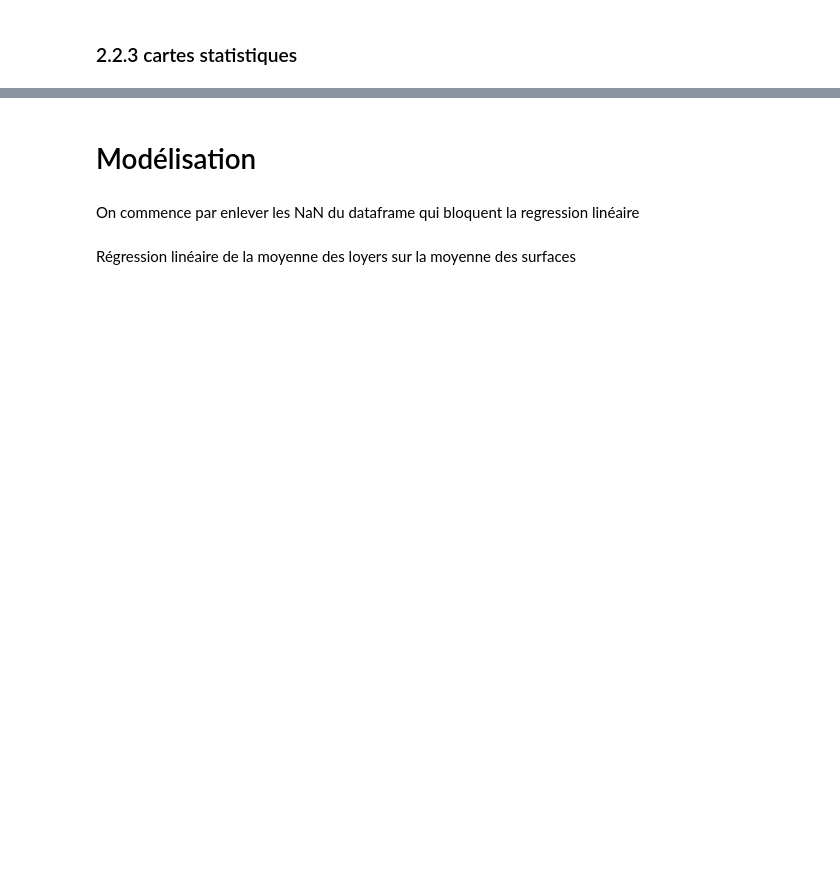
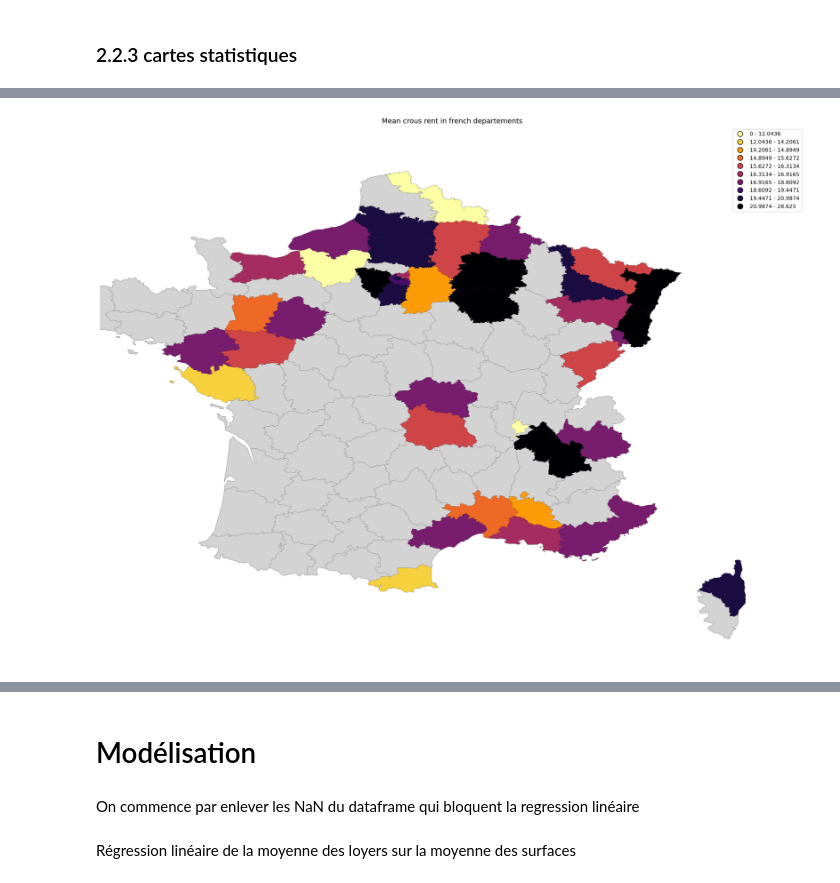
Before and after one commit to Simgnt/La-loi-du-Crous, a Jupyter notebook: Projet_final_with_maps_3_Simon.ipynb, the cells around one changed output, grey strips where cells are left out. Cells and saved outputs as stored; diff of their text form; code cells hidden in the pictures; blank space fills up the shorter version.

```diff
--- a/Projet_final_with_maps_3_Simon.ipynb
+++ b/Projet_final_with_maps_3_Simon.ipynb
@@ -391,5 +476,6 @@ map
 # %% [markdown]
 ### 2.2.3 cartes statistiques
 # %%
-gdf_mean = df_metro.groupby(['departement']).mean().sort_values('prix_par_m2_mean')
+gdf_mean = df_metro.groupby(['departement']).mean()
 gdf_mean['departement'] = gdf_mean.index
+gdf_mean
@@ -396,4 +497,4 @@ gdf_mean['departement'] = gdf_mean.index
 # %%
 gpd_mean = gpd.GeoDataFrame(gdf_mean.set_index('departement').join(gdf_dep.set_index('departement')))
 # %%
-gpd_mean_wout_nan = gpd_mean[gpd_mean['prix_par_m2_mean'] > 1]
+gpd_mean_wout_nan = gpd_mean.dropna()
@@ -400,23 +522,25 @@ gpd_mean_wout_nan = gpd_mean[gpd_mean['prix_par_m2_mean'] > 1]
 # %%
 fig, ax = plt.subplots(figsize=(24, 18))
 France.plot(ax =ax, edgecolor='darkgrey', facecolor='lightgrey')
 
 # Set up the color sheme:
 import mapclassify as mc
-scheme = mc.Quantiles(gpd_mean_wout_nan['prix_par_m2_mean'], k=10)
+scheme = mc.Quantiles(gpd_mean_wout_nan['prix_par_m2_max'], k=10)
 
 # Map
 gplt.choropleth(gpd_mean_wout_nan,
     hue="prix_par_m2_mean",
     linewidth=.1,
     scheme=scheme, cmap='inferno_r',
     legend=True,
     edgecolor='black',
     ax=ax
 
 );
 
 ax.set_title('Mean crous rent in french departements', fontsize=13);
+# %% [output]
+[figure, added]
 # %%
 fig, ax = plt.subplots(figsize=(24, 18))
 France.plot(ax =ax, edgecolor='darkgrey', facecolor='lightgrey')
```
Also changed, not shown: parts of 28 cells of this notebook.
